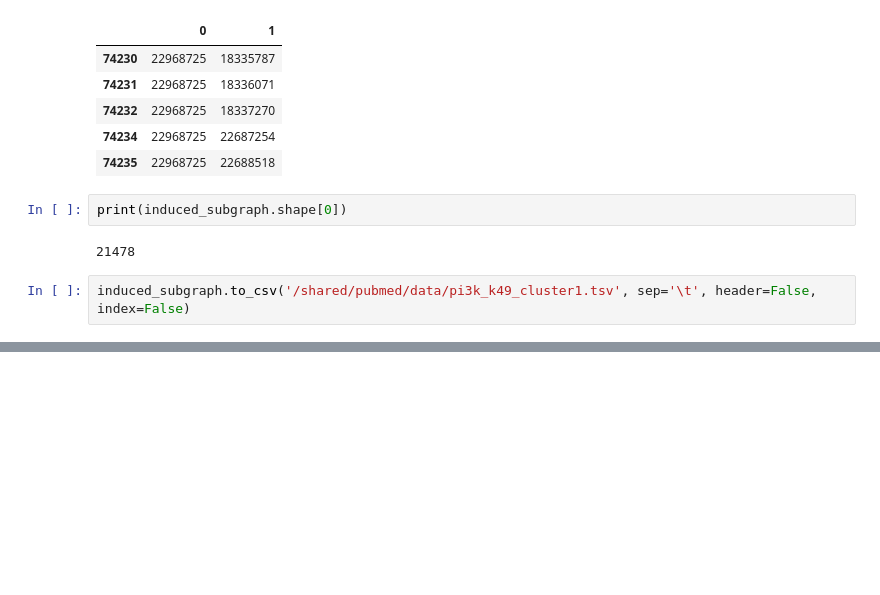
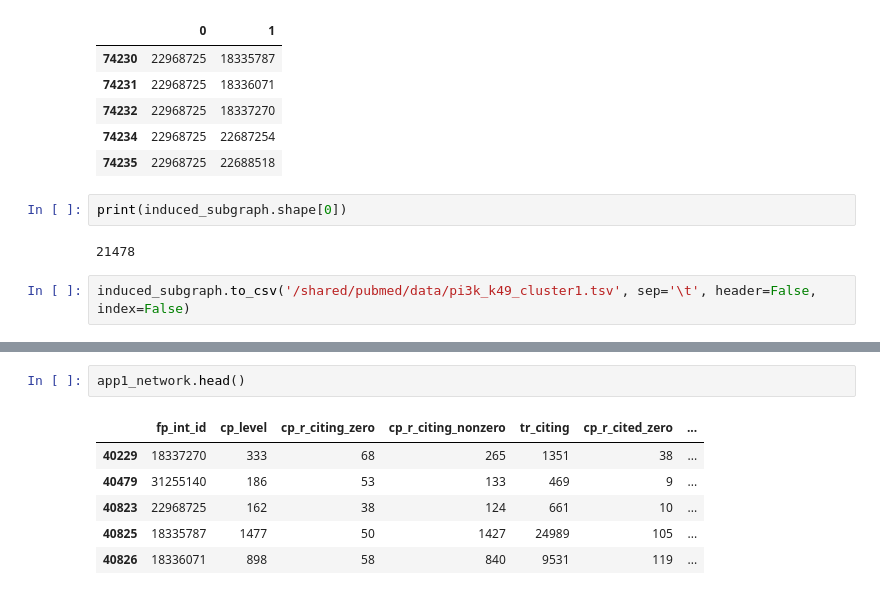
Before and after one commit to vikramr2/bdid-metrics, a Jupyter notebook: analysis/pi3k/analyze_pi3k.ipynb, the cells around one changed output, grey strips where cells are left out. Cells and saved outputs as stored; diff of their text form; blank space fills up the shorter version.

```diff
--- a/analysis/pi3k/analyze_pi3k.ipynb
+++ b/analysis/pi3k/analyze_pi3k.ipynb
@@ -149,0 +221,9 @@ pi3k_k49_bdid.head()
+# %%
+app1_network.head()
+# %% [output]
+|  | fp_int_id | cp_level | cp_r_citing_zero | cp_r_citing_nonzero | tr_citing | cp_r_cited_zero | ... |
+| 40229 | 18337270 | 333 | 68 | 265 | 1351 | 38 | ... |
+| 40479 | 31255140 | 186 | 53 | 133 | 469 | 9 | ... |
+| 40823 | 22968725 | 162 | 38 | 124 | 661 | 10 | ... |
+| 40825 | 18335787 | 1477 | 50 | 1427 | 24989 | 105 | ... |
+| 40826 | 18336071 | 898 | 58 | 840 | 9531 | 119 | ... |
```
Also changed, not shown: parts of 12 cells of this notebook.
